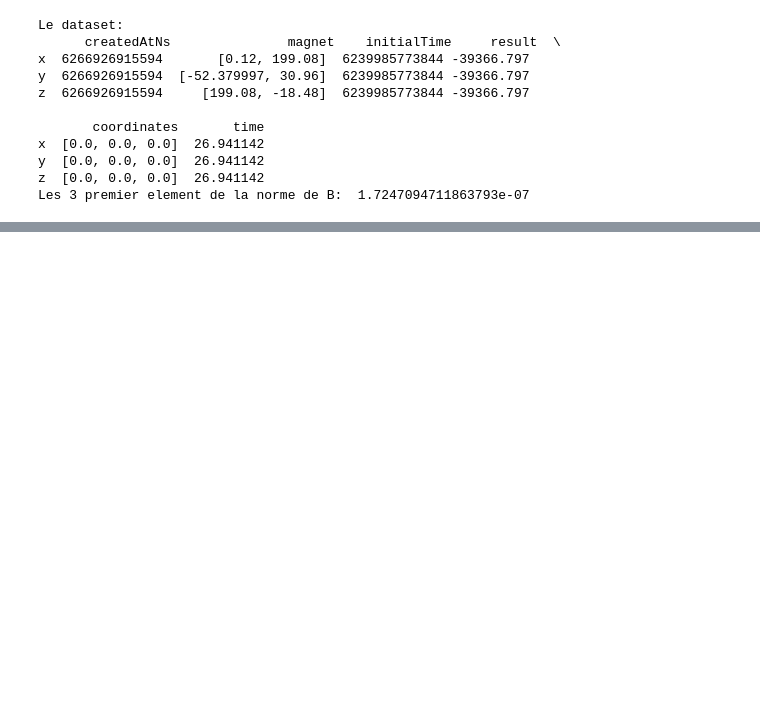
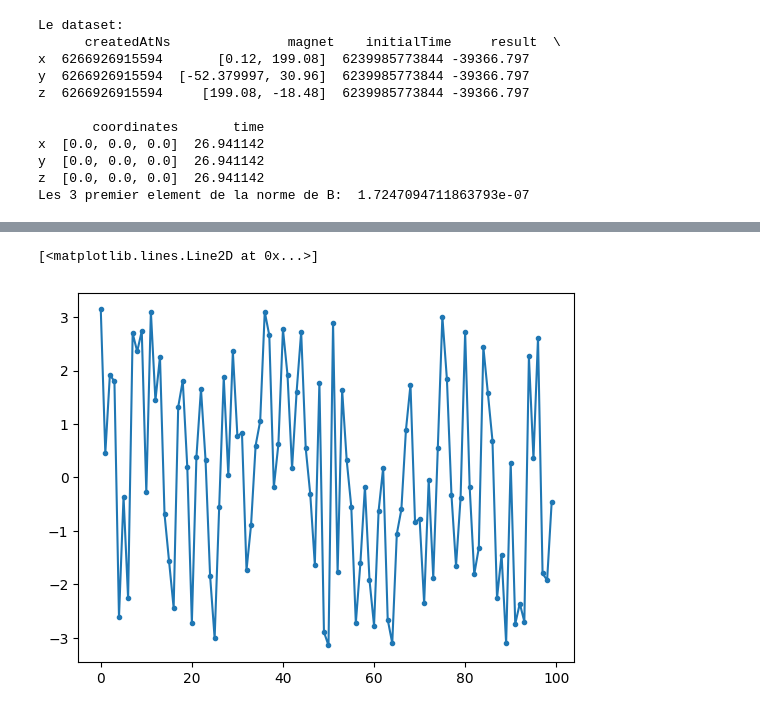
Before and after one commit to Maissacrement/RFSignalToolkit, a Jupyter notebook: proximity.ipynb, the cells around one changed output, grey strips where cells are left out. Cells and saved outputs as stored; diff of their text form; code cells hidden in the pictures; blank space fills up the shorter version.

```diff
--- a/proximity.ipynb
+++ b/proximity.ipynb
@@ -65,0 +44,6 @@ for i in range(analyse.secondLength):
+# %%
+S_phase = np.angle(S)
+plt.plot(t,S_phase,'.-')
+# %% [output]
+[<matplotlib.lines.Line2D at 0x...>]
+[figure, added]
```
Also changed, not shown: parts of 4 cells of this notebook, 2 other files.
